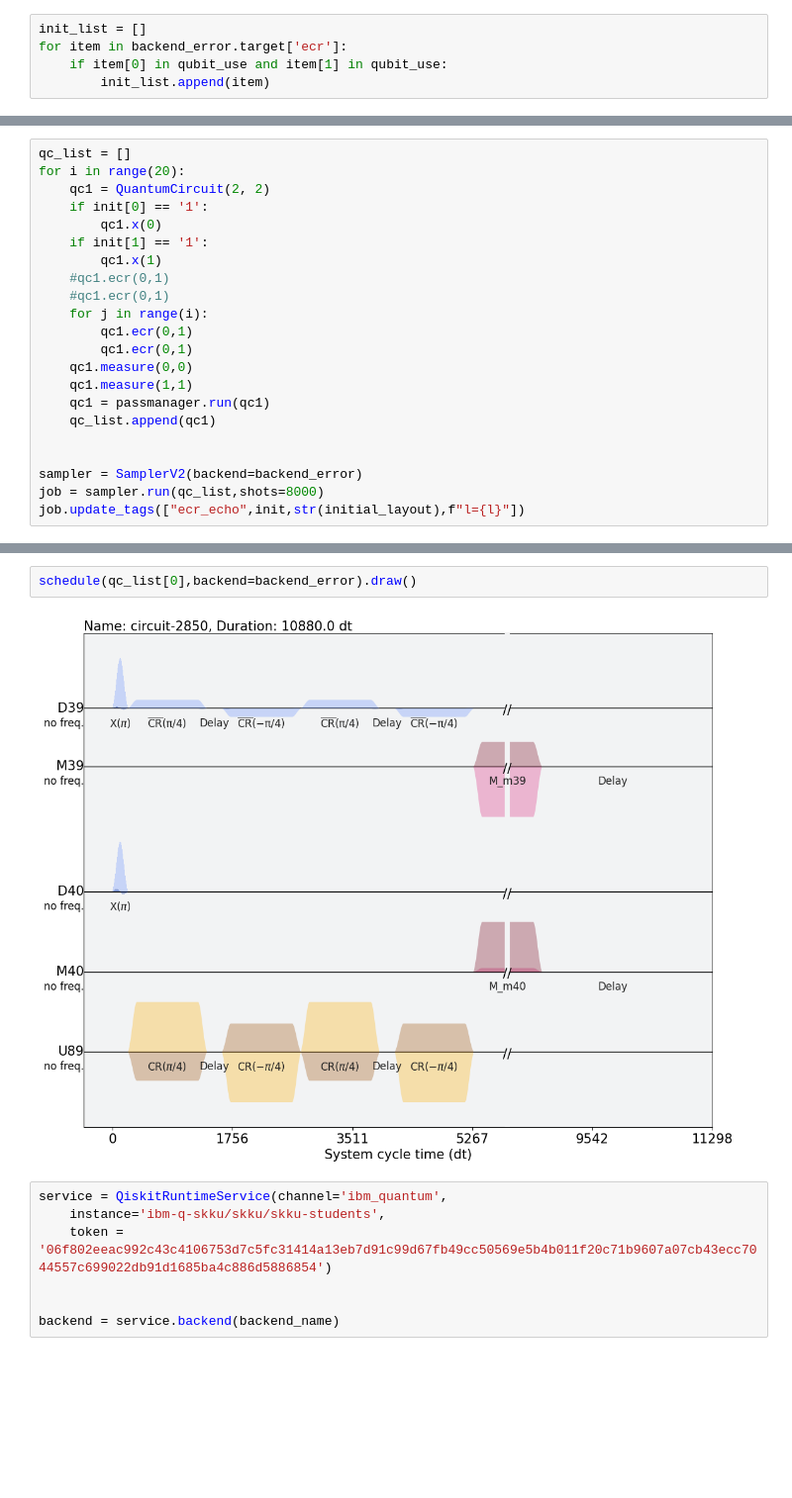
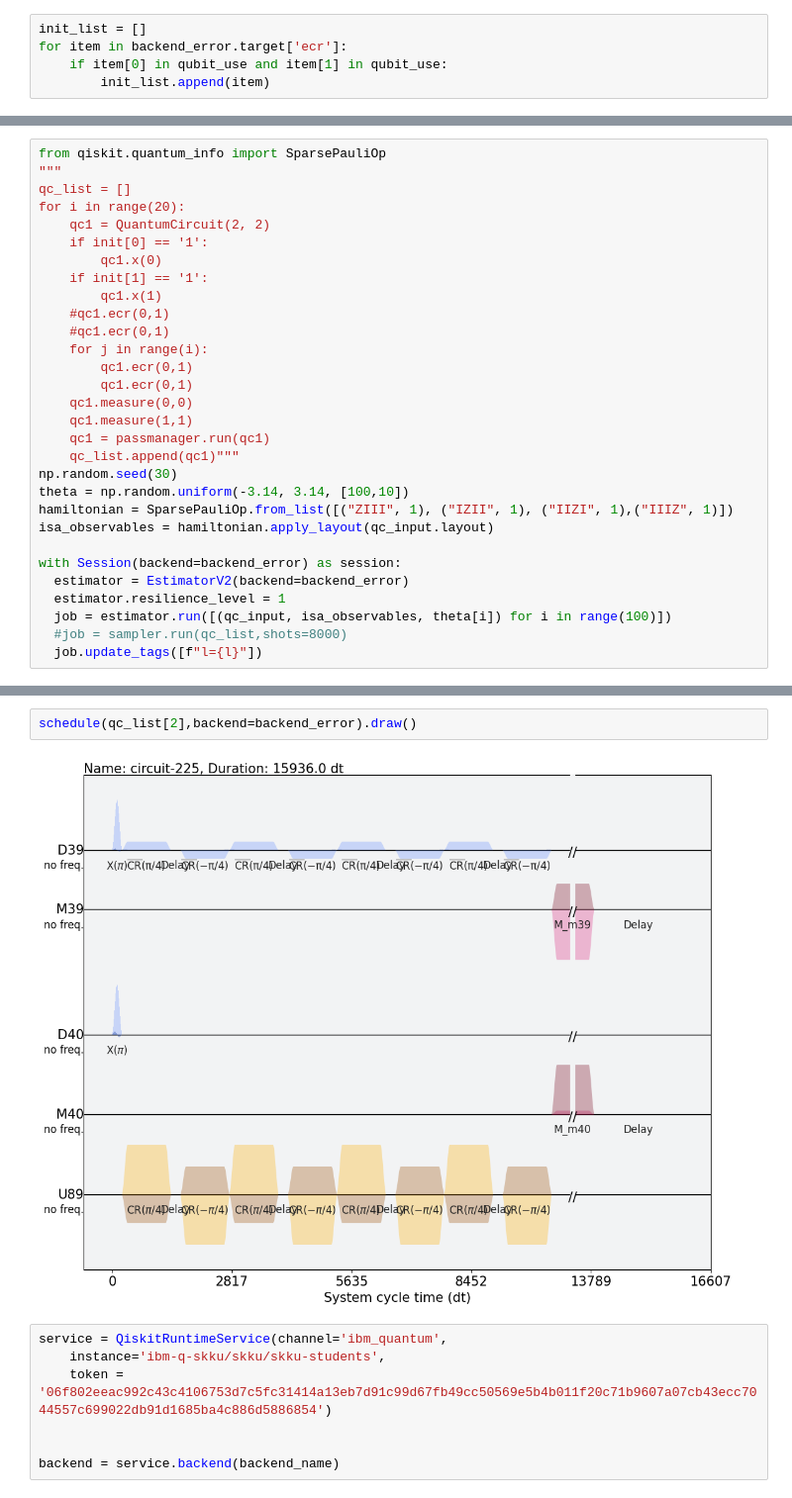
Before and after one commit to pop756/Quantum_KAN, a Jupyter notebook: Real_backend.ipynb, the cells around one changed output, grey strips where cells are left out. Shown at 99% size. Saved outputs shown, nothing was run; the diff lists cells and outputs as text; blank space fills up the shorter version.

```diff
--- a/Real_backend.ipynb
+++ b/Real_backend.ipynb
@@ -150,4 +189,6 @@ circ.draw(output='mpl')
 # %%
+from qiskit.quantum_info import SparsePauliOp
+"""
 qc_list = []
 for i in range(20):
     qc1 = QuantumCircuit(2, 2)
@@ -163,9 +204,15 @@ for i in range(20):
     qc1.measure(0,0)
     qc1.measure(1,1)
     qc1 = passmanager.run(qc1)
-    qc_list.append(qc1)
+    qc_list.append(qc1)"""
+np.random.seed(30)
+theta = np.random.uniform(-3.14, 3.14, [100,10])
+hamiltonian = SparsePauliOp.from_list([("ZIII", 1), ("IZII", 1), ("IIZI", 1),("IIIZ", 1)])
+isa_observables = hamiltonian.apply_layout(qc_input.layout)
 
-
-sampler = SamplerV2(backend=backend_error)
-job = sampler.run(qc_list,shots=8000)
-job.update_tags(["ecr_echo",init,str(initial_layout),f"l={l}"])
+with Session(backend=backend_error) as session:
+  estimator = EstimatorV2(backend=backend_error)
+  estimator.resilience_level = 1
+  job = estimator.run([(qc_input, isa_observables, theta[i]) for i in range(100)])
+  #job = sampler.run(qc_list,shots=8000)
+  job.update_tags([f"l={l}"])
@@ -174,7 +230,7 @@ job.update_tags(["ecr_echo",init,str(initial_layout),f"l={l}"])
 # %%
-schedule(qc_list[0],backend=backend_error).draw()
+schedule(qc_list[2],backend=backend_error).draw()
 # %% [output]
-[figure, old version]
+[figure, new version]
 # %%
 service = QiskitRuntimeService(channel='ibm_quantum',
     instance='ibm-q-skku/skku/skku-students',
```
Also changed, not shown: parts of 13 cells of this notebook.
